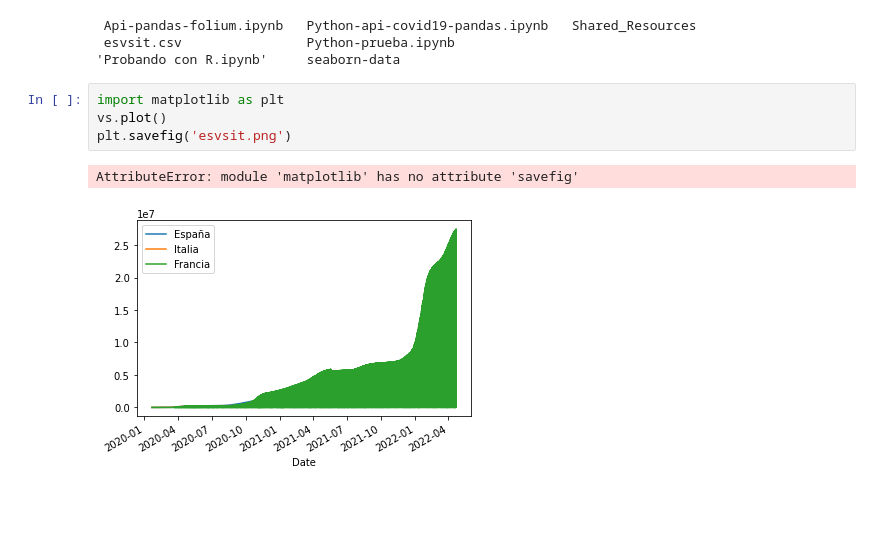
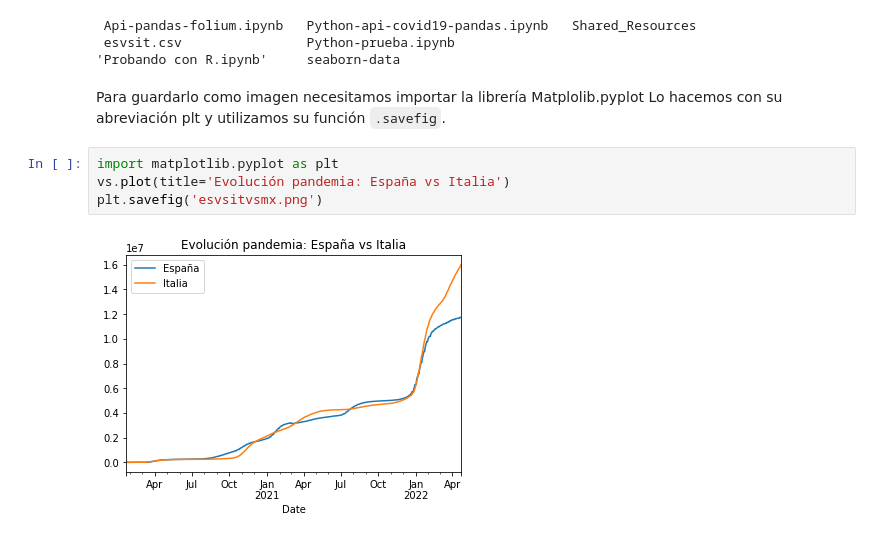
Before and after one commit to Teresalopezlopez/Practicas-Periodismo-Datos, a Jupyter notebook: Python-api-covid19-pandas.ipynb, the cells around one changed output. Saved outputs shown, nothing was run; the diff lists cells and outputs as text; blank space fills up the shorter version.

```diff
--- a/Python-api-covid19-pandas.ipynb
+++ b/Python-api-covid19-pandas.ipynb
@@ -399,10 +444,11 @@ ls
  Api-pandas-folium.ipynb   Python-api-covid19-pandas.ipynb   Shared_Resources
  esvsit.csv                Python-prueba.ipynb
 'Probando con R.ipynb'     seaborn-data
+# %% [markdown]
+Para guardarlo como imagen  necesitamos importar la librería Matplolib.pyplot Lo hacemos con su abreviación plt y utilizamos su función `.savefig`.
 # %%
-import matplotlib as plt
-vs.plot()
-plt.savefig('esvsit.png')
+import matplotlib.pyplot as plt
+vs.plot(title='Evolución pandemia: España vs Italia')
+plt.savefig('esvsitvsmx.png')
 # %% [output]
-AttributeError: module 'matplotlib' has no attribute 'savefig'
-[figure, old version]
+[figure, new version]
```
Also changed, not shown: parts of 66 cells of this notebook, 17 other files.
